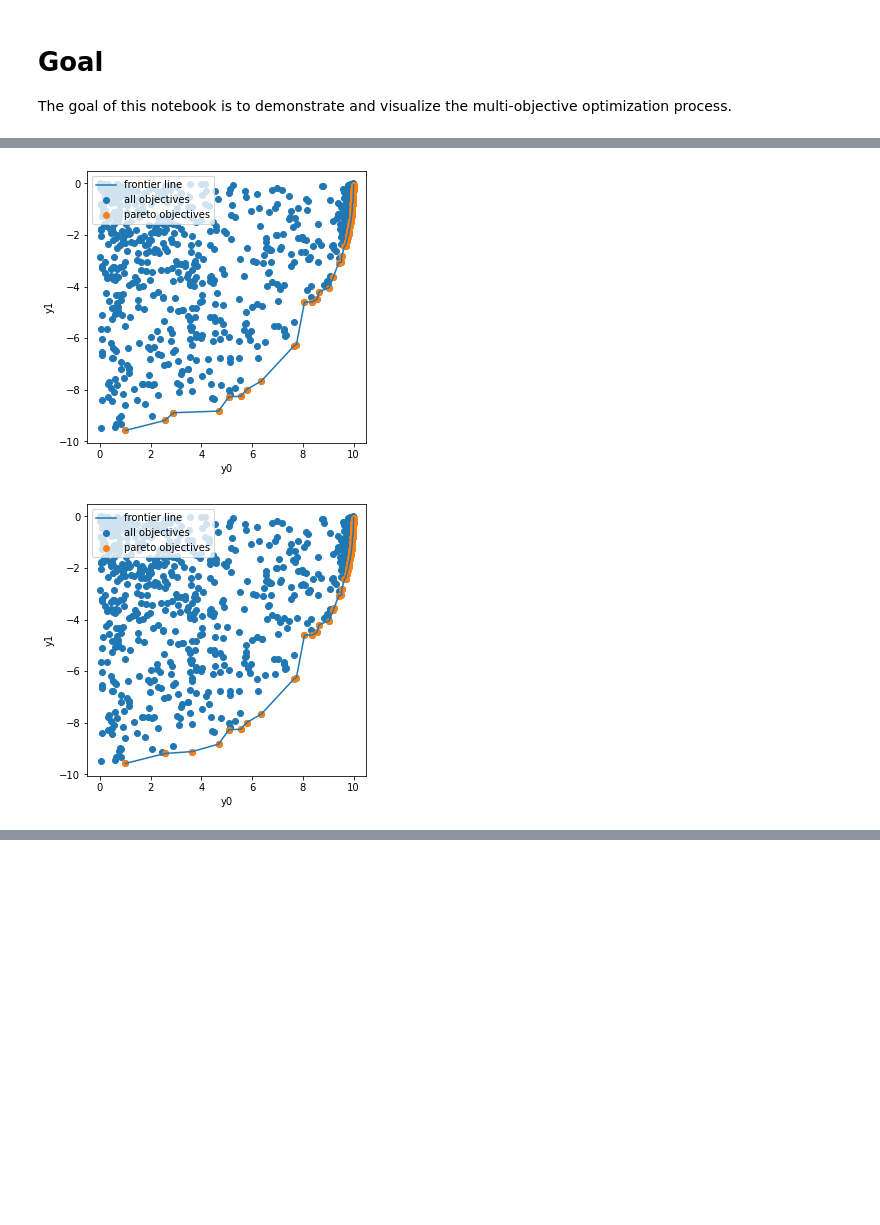
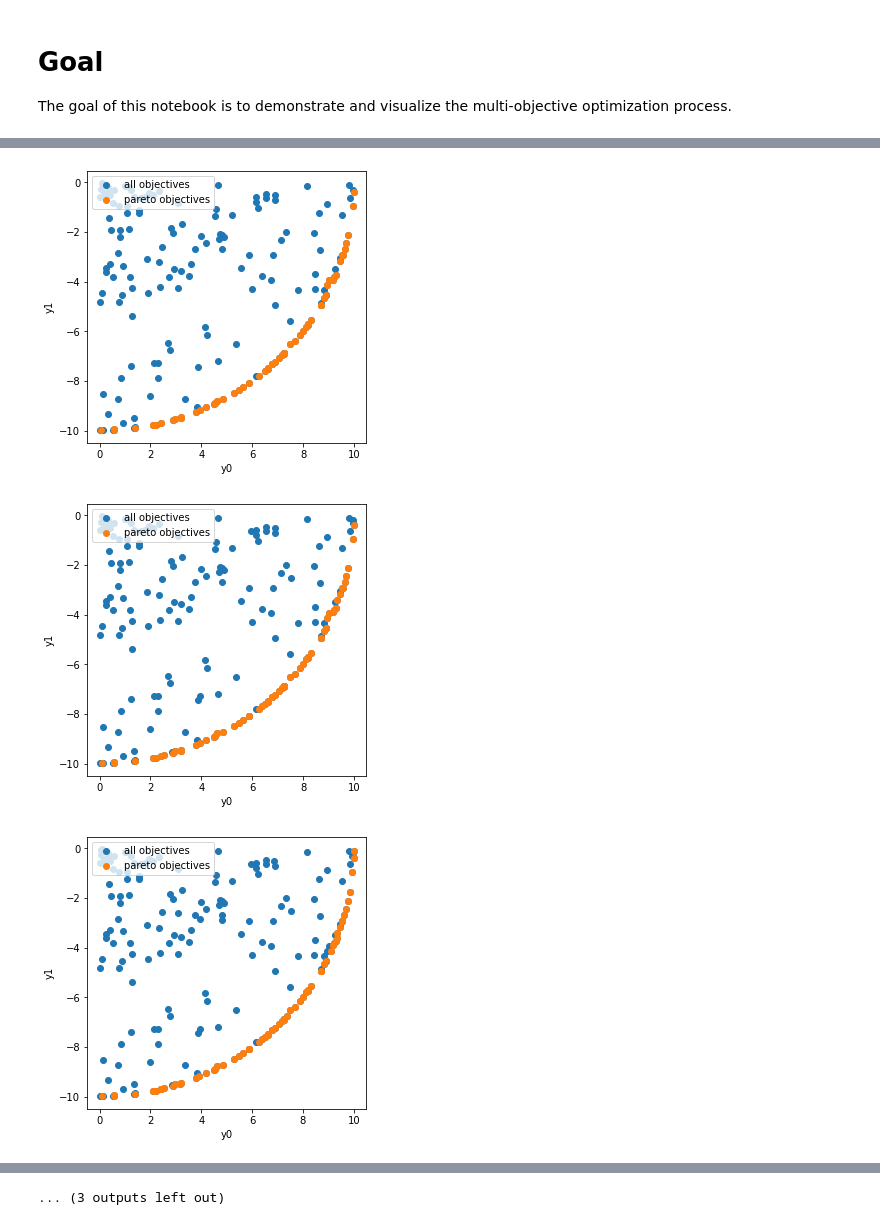
Before and after one commit to byte-sculptor/mlos_v2, a Jupyter notebook: source/Mlos.Notebooks/MultiObjectiveOptimization.ipynb, the cells around one changed output, grey strips where cells are left out. Drawn from its saved outputs; the diff is of its cells as text; code cells hidden in the pictures; blank space fills up the shorter version.

```diff
--- a/source/Mlos.Notebooks/MultiObjectiveOptimization.ipynb
+++ b/source/Mlos.Notebooks/MultiObjectiveOptimization.ipynb
@@ -32,6 +32,6 @@ optimization_problem = OptimizationProblem(
 
 optimizer_factory = BayesianOptimizerFactory()
 optimizer = optimizer_factory.create_local_optimizer(
-    optimization_problem=objective_function.default_optimization_problem
+    optimization_problem=optimization_problem
 )
 # %% [output]
@@ -43,7 +41,7 @@ def optimize(optimizer, num_iterations):
     for _ in range(num_iterations):
         params = optimizer.suggest()
         objective_values = objective_function.evaluate_point(params)
-        objective_values.multiobjective_score = abs(objective_values.y0) + abs(objective_values.y1)
+        objective_values.multiobjective_score = objective_values.y0 ** 2 + objective_values.y1 ** 2
         optimizer.register(params.to_dataframe(), objective_values.to_dataframe())
 # %%
 import matplotlib.pyplot as plt
@@ -55,13 +53,13 @@ def plot_pareto(optimizer):
     plt.figure(figsize=(5, 5))
     plt.scatter(all_objectives_df['y0'], all_objectives_df['y1'], label="all objectives")
     plt.scatter(pareto_objectives_df['y0'], pareto_objectives_df['y1'], label="pareto objectives")
-    plt.plot(pareto_objectives_df['y0'], pareto_objectives_df['y1'], label="frontier line")
+    #plt.plot(pareto_objectives_df['y0'], pareto_objectives_df['y1'], label="frontier line")
     plt.legend(loc="upper left")
     plt.ylabel('y1')
     plt.xlabel('y0')
     plt.show()
 # %%
-for i in range(5):
-    optimize(optimizer, 100)
+for i in range(15):
+    optimize(optimizer, 10)
     plot_pareto(optimizer)
 # %% [output]
@@ -71,2 +69,3 @@ for i in range(5):
-[figure, old version]
+[figure, new version]
-[figure, old version]
+[figure, new version]
+[figure, added]
@@ -72,0 +78 @@ for i in range(5):
+... (3 outputs left out)
```
Also changed, not shown: parts of 2 cells of this notebook.
